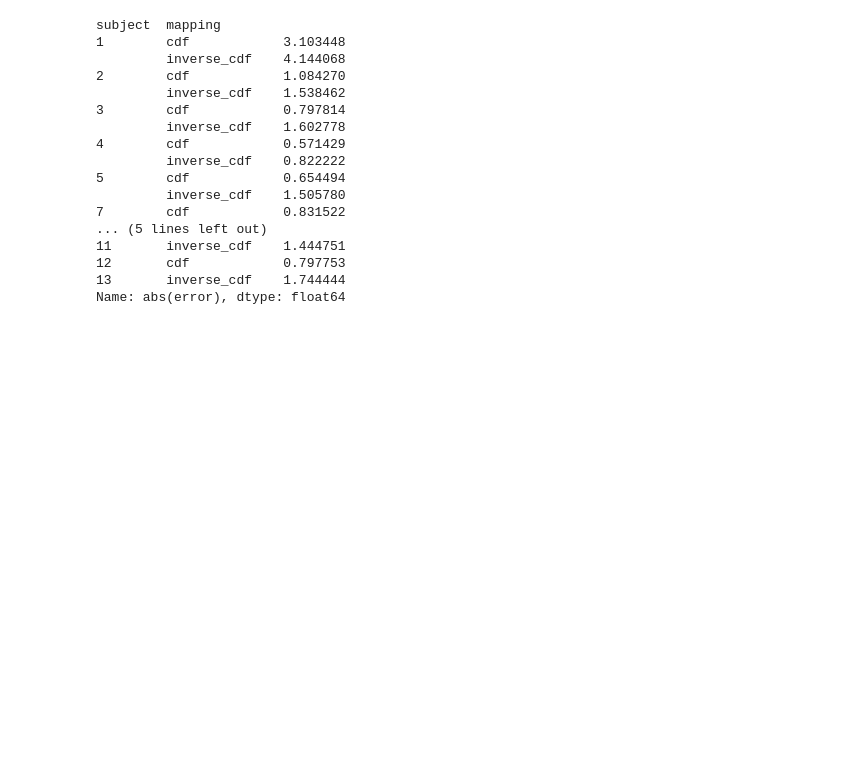
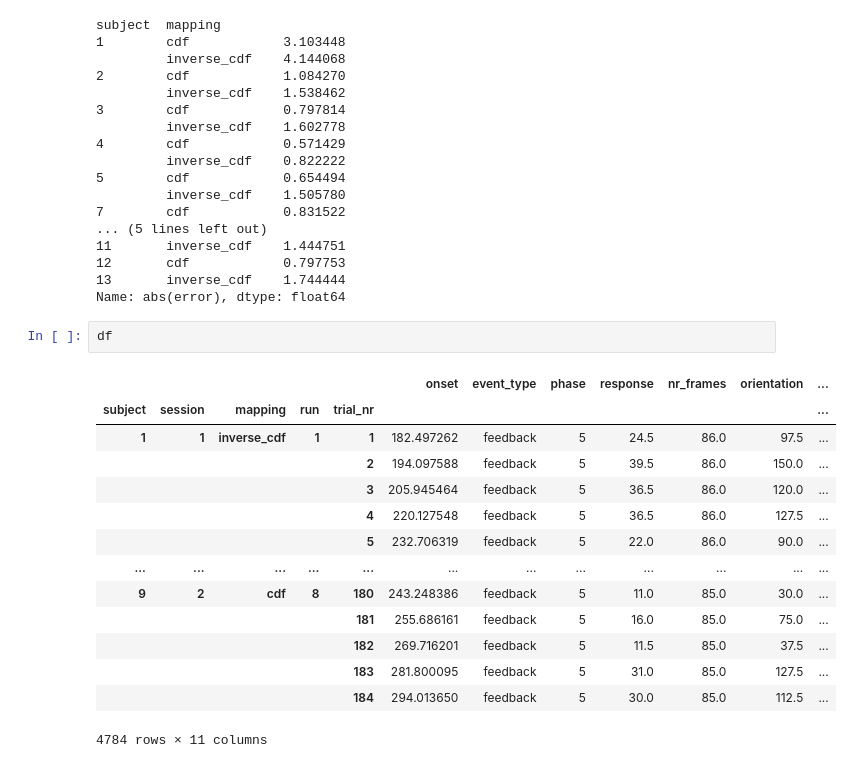
Before and after one commit to Gilles86/abstract_values, a Jupyter notebook: notebooks/pilot_analys.ipynb, the cells around one changed output. Drawn from its saved outputs; the diff is of its cells as text; blank space fills up the shorter version.

```diff
--- a/notebooks/pilot_analys.ipynb
+++ b/notebooks/pilot_analys.ipynb
@@ -261,3 +239,20 @@ subject  mapping
 12       cdf            0.797753
 13       inverse_cdf    1.744444
 Name: abs(error), dtype: float64
+# %%
+df
+# %% [output]
+|  |  |  |  |  | onset | event_type | phase | response | nr_frames | orientation | ... |
+| subject | session | mapping | run | trial_nr |  |  |  |  |  |  | ... |
+| 1 | 1 | inverse_cdf | 1 | 1 | 182.497262 | feedback | 5 | 24.5 | 86.0 | 97.5 | ... |
+|  |  |  |  | 2 | 194.097588 | feedback | 5 | 39.5 | 86.0 | 150.0 | ... |
+|  |  |  |  | 3 | 205.945464 | feedback | 5 | 36.5 | 86.0 | 120.0 | ... |
+|  |  |  |  | 4 | 220.127548 | feedback | 5 | 36.5 | 86.0 | 127.5 | ... |
+|  |  |  |  | 5 | 232.706319 | feedback | 5 | 22.0 | 86.0 | 90.0 | ... |
+| ... | ... | ... | ... | ... | ... | ... | ... | ... | ... | ... | ... |
+| 9 | 2 | cdf | 8 | 180 | 243.248386 | feedback | 5 | 11.0 | 85.0 | 30.0 | ... |
+|  |  |  |  | 181 | 255.686161 | feedback | 5 | 16.0 | 85.0 | 75.0 | ... |
+|  |  |  |  | 182 | 269.716201 | feedback | 5 | 11.5 | 85.0 | 37.5 | ... |
+|  |  |  |  | 183 | 281.800095 | feedback | 5 | 31.0 | 85.0 | 127.5 | ... |
+|  |  |  |  | 184 | 294.013650 | feedback | 5 | 30.0 | 85.0 | 112.5 | ... |
+4784 rows × 11 columns
```
Also changed, not shown: parts of 14 cells of this notebook, 36 other files.
